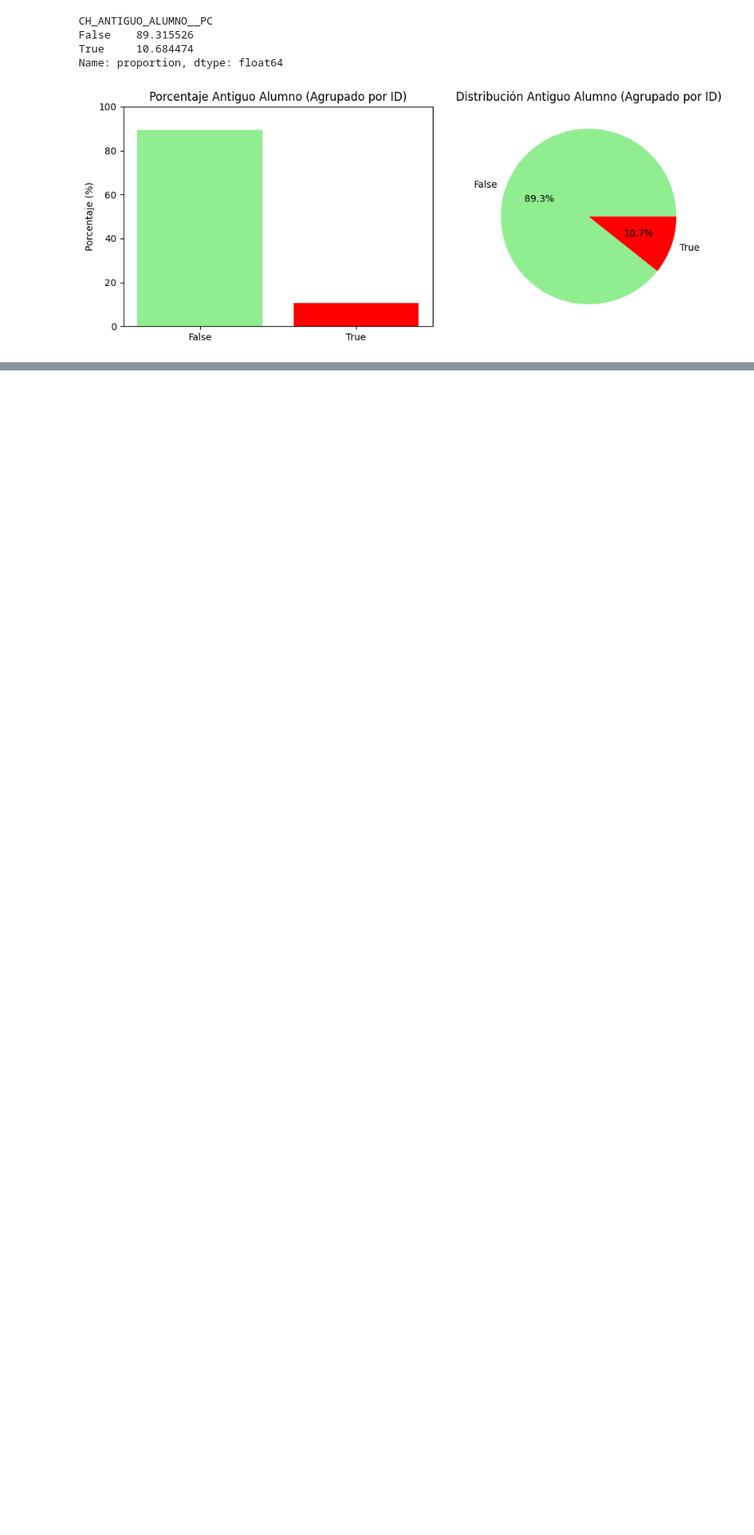
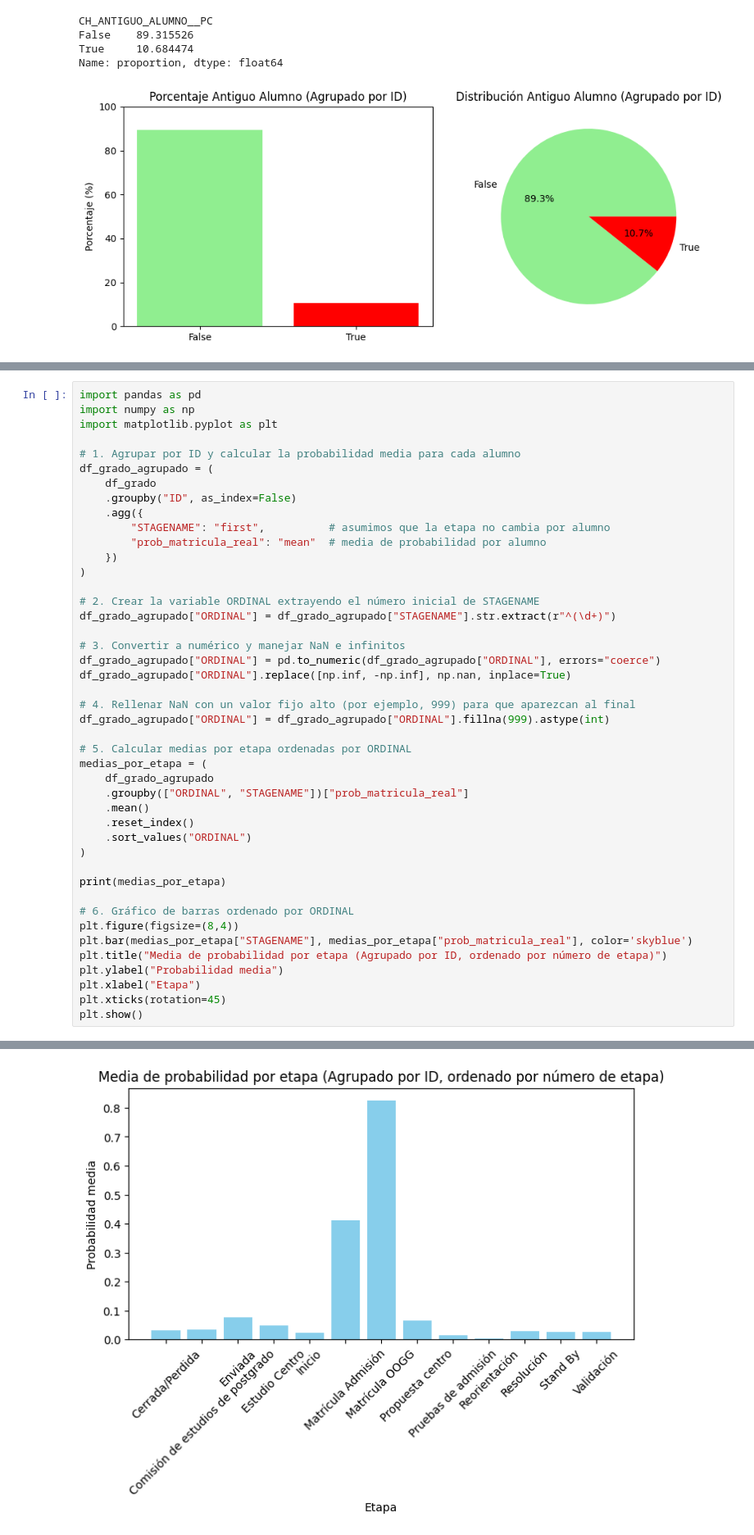
Before and after one commit to MiguelHernandezCorral/UNAV, a Jupyter notebook: notebooks/Correcciones de Comprobando datos - Mario datos de ID.ipynb, the cells around one changed output, grey strips where cells are left out. Shown at 82% size. Saved outputs shown, nothing was run; the diff lists cells and outputs as text; blank space fills up the shorter version.

```diff
--- a/notebooks/Correcciones de Comprobando datos - Mario datos de ID.ipynb
+++ b/notebooks/Correcciones de Comprobando datos - Mario datos de ID.ipynb
@@ -241,0 +388,45 @@ Name: proportion, dtype: float64
+# %%
+import pandas as pd
+import numpy as np
+import matplotlib.pyplot as plt
+
+# 1. Agrupar por ID y calcular la probabilidad media para cada alumno
+df_grado_agrupado = (
+    df_grado
+    .groupby("ID", as_index=False)
+    .agg({
+        "STAGENAME": "first",          # asumimos que la etapa no cambia por alumno
+        "prob_matricula_real": "mean"  # media de probabilidad por alumno
+    })
+)
+
+# 2. Crear la variable ORDINAL extrayendo el número inicial de STAGENAME
+df_grado_agrupado["ORDINAL"] = df_grado_agrupado["STAGENAME"].str.extract(r"^(\d+)")
+
+# 3. Convertir a numérico y manejar NaN e infinitos
+df_grado_agrupado["ORDINAL"] = pd.to_numeric(df_grado_agrupado["ORDINAL"], errors="coerce")
+df_grado_agrupado["ORDINAL"].replace([np.inf, -np.inf], np.nan, inplace=True)
+
+# 4. Rellenar NaN con un valor fijo alto (por ejemplo, 999) para que aparezcan al final
+df_grado_agrupado["ORDINAL"] = df_grado_agrupado["ORDINAL"].fillna(999).astype(int)
+
+# 5. Calcular medias por etapa ordenadas por ORDINAL
+medias_por_etapa = (
+    df_grado_agrupado
+    .groupby(["ORDINAL", "STAGENAME"])["prob_matricula_real"]
+    .mean()
+    .reset_index()
+    .sort_values("ORDINAL")
+)
+
+print(medias_por_etapa)
+
+# 6. Gráfico de barras ordenado por ORDINAL
+plt.figure(figsize=(8,4))
+plt.bar(medias_por_etapa["STAGENAME"], medias_por_etapa["prob_matricula_real"], color='skyblue')
+plt.title("Media de probabilidad por etapa (Agrupado por ID, ordenado por número de etapa)")
+plt.ylabel("Probabilidad media")
+plt.xlabel("Etapa")
+plt.xticks(rotation=45)
+plt.show()
+# %% [output]
@@ -241,0 +453 @@ Name: proportion, dtype: float64
+[figure, added]
```
Also changed, not shown: parts of 22 cells of this notebook.
